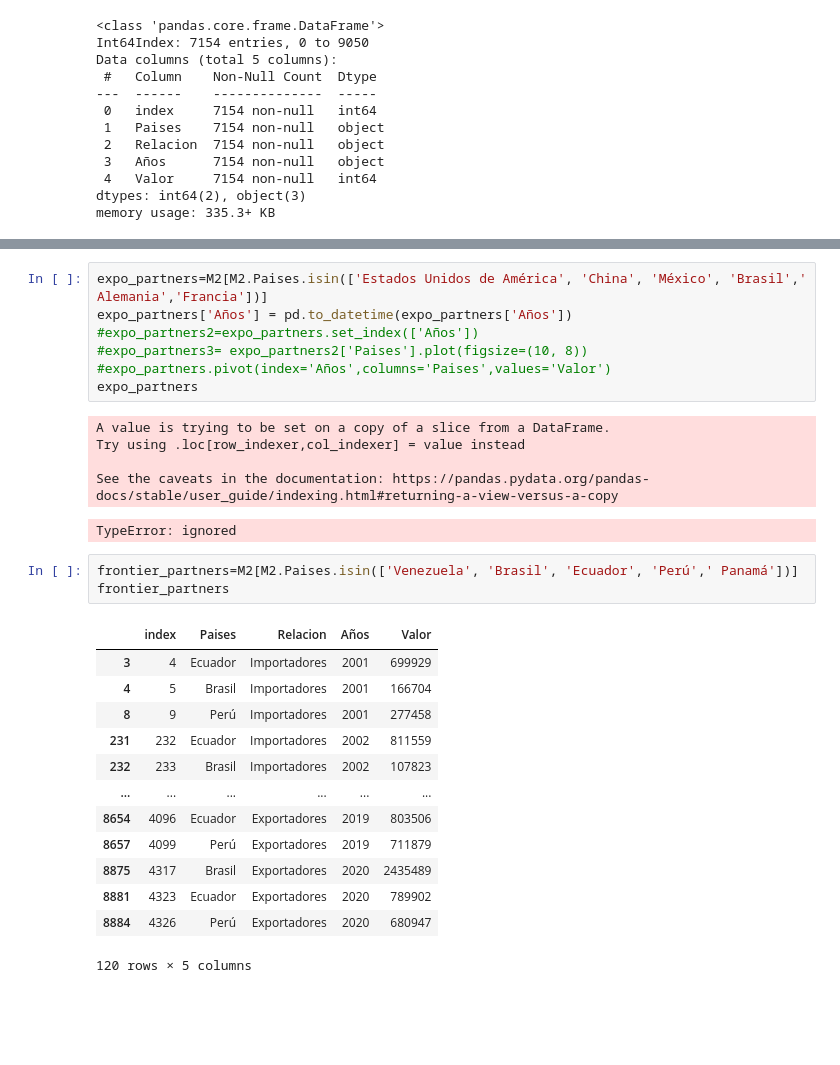
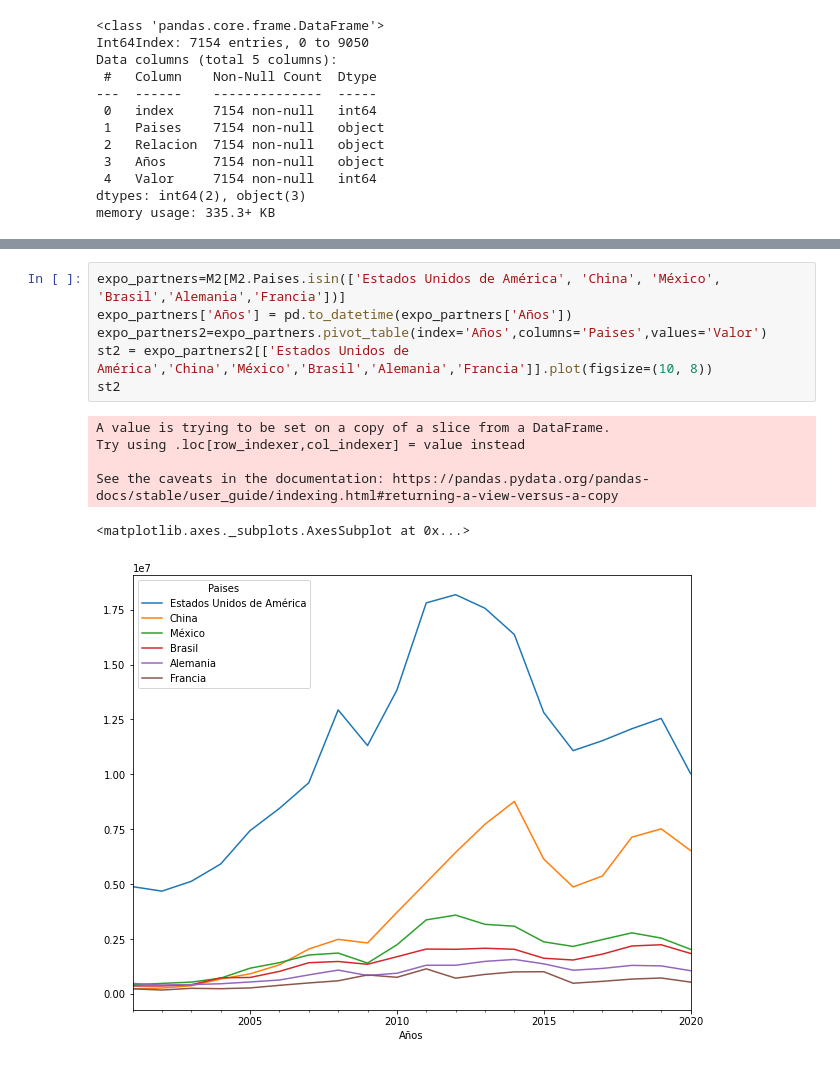
Before and after one commit to LuchoValr/Semillero, a Jupyter notebook: Prueba_series_luis.ipynb, the cells around one changed output, grey strips where cells are left out. Drawn from its saved outputs; the diff is of its cells as text; blank space fills up the shorter version.

```diff
--- a/Prueba_series_luis.ipynb
+++ b/Prueba_series_luis.ipynb
@@ -146,30 +142,13 @@ business_partners
 # %%
-expo_partners=M2[M2.Paises.isin(['Estados Unidos de América', 'China', 'México', 'Brasil',' Alemania','Francia'])]
+expo_partners=M2[M2.Paises.isin(['Estados Unidos de América', 'China', 'México', 'Brasil','Alemania','Francia'])]
 expo_partners['Años'] = pd.to_datetime(expo_partners['Años'])
-#expo_partners2=expo_partners.set_index(['Años'])
-#expo_partners3= expo_partners2['Paises'].plot(figsize=(10, 8))
-#expo_partners.pivot(index='Años',columns='Paises',values='Valor')
-expo_partners
+expo_partners2=expo_partners.pivot_table(index='Años',columns='Paises',values='Valor')
+st2 = expo_partners2[['Estados Unidos de América','China','México','Brasil','Alemania','Francia']].plot(figsize=(10, 8))
+st2
 # %% [output]
 A value is trying to be set on a copy of a slice from a DataFrame.
 Try using .loc[row_indexer,col_indexer] = value instead
 
 See the caveats in the documentation: https://pandas.pydata.org/pandas-docs/stable/user_guide/indexing.html#returning-a-view-versus-a-copy
-TypeError: ignored
+<matplotlib.axes._subplots.AxesSubplot at 0x...>
+[figure, added]
-# %%
-frontier_partners=M2[M2.Paises.isin(['Venezuela', 'Brasil', 'Ecuador', 'Perú',' Panamá'])]
-frontier_partners
-# %% [output]
-|  | index | Paises | Relacion | Años | Valor |
-| 3 | 4 | Ecuador | Importadores | 2001 | 699929 |
-| 4 | 5 | Brasil | Importadores | 2001 | 166704 |
-| 8 | 9 | Perú | Importadores | 2001 | 277458 |
-| 231 | 232 | Ecuador | Importadores | 2002 | 811559 |
-| 232 | 233 | Brasil | Importadores | 2002 | 107823 |
-| ... | ... | ... | ... | ... | ... |
-| 8654 | 4096 | Ecuador | Exportadores | 2019 | 803506 |
-| 8657 | 4099 | Perú | Exportadores | 2019 | 711879 |
-| 8875 | 4317 | Brasil | Exportadores | 2020 | 2435489 |
-| 8881 | 4323 | Ecuador | Exportadores | 2020 | 789902 |
-| 8884 | 4326 | Perú | Exportadores | 2020 | 680947 |
-120 rows × 5 columns
```
Also changed, not shown: parts of 2 cells of this notebook.
